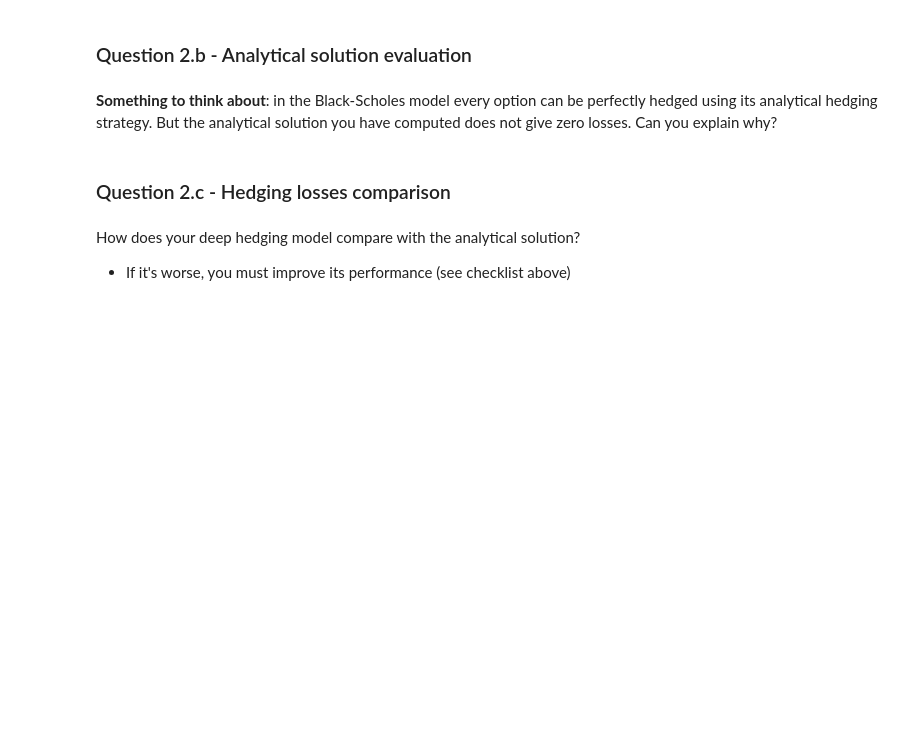
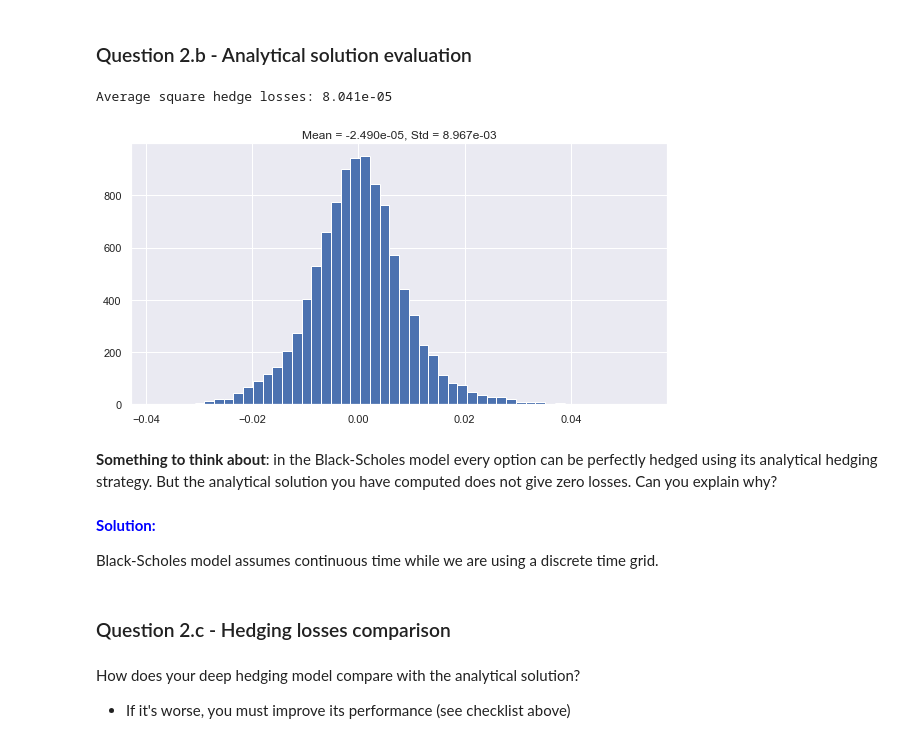
Before and after one commit to 10258392511/MLFIProjects, a Jupyter notebook: DeepHedge/assignment3_completed.ipynb, the cells around one changed output. Saved outputs shown, nothing was run; the diff lists cells and outputs as text; code cells hidden in the pictures; blank space fills up the shorter version.

```diff
--- a/DeepHedge/assignment3_completed.ipynb
+++ b/DeepHedge/assignment3_completed.ipynb
@@ -280,6 +303,10 @@ for paths, tt_input in data_module.val_dataloader():
 # %% [output]
 torch.Size([1024, 31]), torch.Size([1024, 31])
 torch.Size([1024, 31]), torch.Size([1024, 31])
+# %%
+# This is the LightningDataModule used for training & validation
+data_module_main = BSDataModule(data_module_params)
+data_module_main.setup("fit")
 # %% [markdown]
 ### Question 1.c - Model implementation
 # %%
@@ -405,12 +470,49 @@ H^{\text{BS}}_t(s) & = \frac{\partial C(s, t)}{\partial s} \\
 # %% [markdown]
 ### Question 2.b - Analytical solution evaluation
+# %%
+# Implement the formula you found
+def HedgingAnalytic(s: Union[np.ndarray, torch.Tensor], tt: Union[np.ndarray, torch.Tensor], K, T, r, sigma, **kwargs):
+    """
+    s: (num_paths, N + 1)
+    tt: (N + 1, )
+    """
+    if isinstance(s, torch.Tensor):
+        s = s.cpu().numpy()
+    if isinstance(tt, torch.Tensor):
+        tt = tt.cpu().numpy()
+
+    s = s[:, :-1]
+    tt = tt[:-1]
+    d_plus = 1 / (sigma * (T - tt) ** 0.5) * (np.log(s / K) + (r + sigma ** 2 / 2) * (T - tt))
+    positions = norm.cdf(d_plus)
+
+    # (num_paths, N)
+    return positions
 # %%
-# Implement the formula you found
+# Evaluate the losses of the analytical hedging strategies on the test set
+paths_val, _ = data_module_main.val_ds.tensors
+s = torch.exp(paths_val)
+tt = torch.linspace(0, BS_PARAMS["T"], BS_PARAMS["N"] + 1)
+positions = HedgingAnalytic(s, tt, **BS_PARAMS)
+profits = (torch.tensor(positions) * (s[:, 1:] - s[:, :-1])).sum(dim=1)
+short_call_profits = compute_short_call_profit(s[:, 0], s[:, -1], **BS_PARAMS)
+hedge_losses = -(profits + short_call_profits).cpu().numpy()
+hedge_losses_mse = (hedge_losses ** 2).mean()
 
-# Evaluate the losses of the analytical hedging strategies on the test set
+fig, axis = plt.subplots(figsize=(9.6, 4.8))
+_ = axis.hist(hedge_losses, bins=50)
+_ = axis.set_title(f"Mean = {hedge_losses.mean():.3e}, Std = {hedge_losses.std():.3e}")
+print(f"Average square hedge losses: {hedge_losses_mse:.3e}")
+# %% [output]
+Average square hedge losses: 8.041e-05
+[figure, added]
+# %% [markdown]
+**Something to think about**: in the Black-Scholes model every option can be perfectly hedged using its analytical hedging strategy.
+But the analytical solution you have computed does not give zero losses. Can you explain why?
 # %% [markdown]
-**Something to think about**: in the Black-Scholes model every option can be perfectly hedged using its analytical hedging strategy.
-But the analytical solution you have computed does not give zero losses. Can you explain why?
+<span style="color: blue;"><b>Solution:</b></span>
+
+Black-Scholes model assumes continuous time while we are using a discrete time grid.
 # %% [markdown]
 ### Question 2.c - Hedging losses comparison
 # %% [markdown]
```
Also changed, not shown: parts of 9 cells of this notebook.
